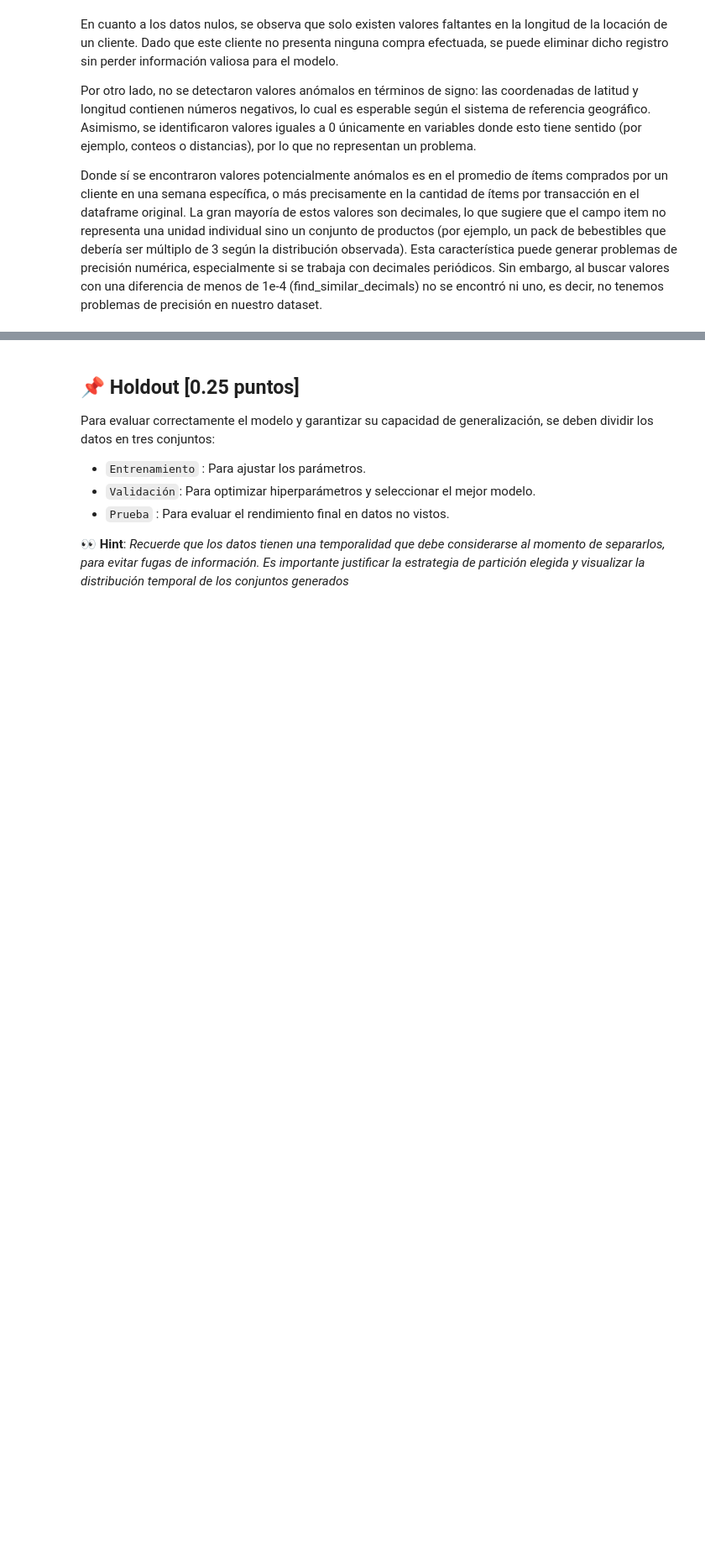
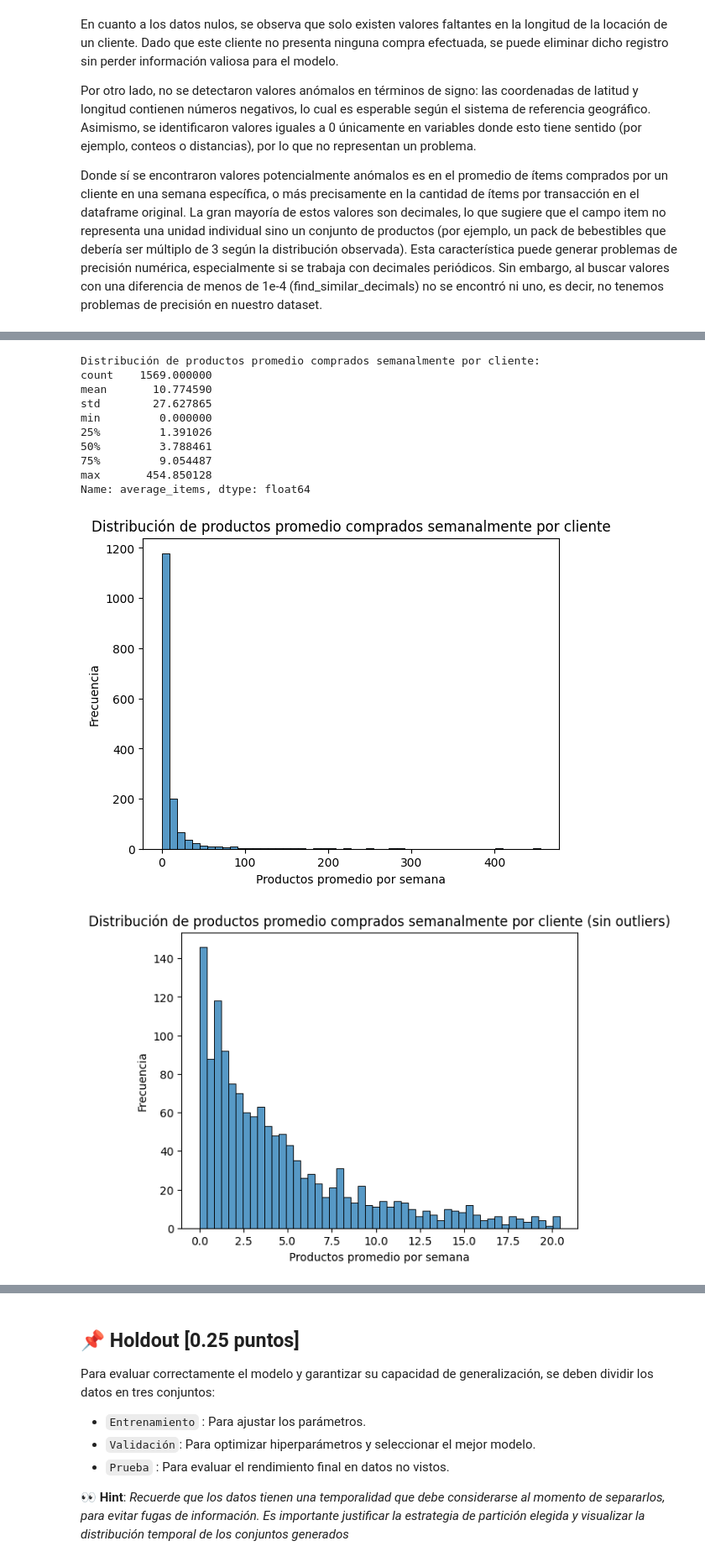
Before and after one commit to fco-marquez/MDS7202_Free_Riders, a Jupyter notebook: entrega1/enunciado_entrega1.ipynb, the cells around one changed output, grey strips where cells are left out. Shown: that part at 84% size. Cells and saved outputs as stored; diff of their text form; code cells hidden in the pictures; blank space fills up the shorter version.

```diff
--- a/entrega1/enunciado_entrega1.ipynb
+++ b/entrega1/enunciado_entrega1.ipynb
@@ -815,0 +716,39 @@ Name: recompra_dias, dtype: float64
+# %%
+# Patrones de compra
+# Cantidad promedio de productos comprados semanalmente por cada cliente
+prod_per_client = df.groupby('customer_id')["average_items"].sum()
+weeks_count = df['week'].nunique()
+avg_prod_per_client_per_week = prod_per_client / weeks_count
+print("Distribución de productos promedio comprados semanalmente por cliente:")
+print(avg_prod_per_client_per_week.describe())
+sns.histplot(avg_prod_per_client_per_week, bins=50)
+plt.title("Distribución de productos promedio comprados semanalmente por cliente")
+plt.xlabel("Productos promedio por semana")
+plt.ylabel("Frecuencia")
+plt.show()
+
+# Histograma quitando outliers
+q1 = avg_prod_per_client_per_week.quantile(0.25)
+q3 = avg_prod_per_client_per_week.quantile(0.75)
+iqr = q3 - q1
+lower_bound = q1 - 1.5 * iqr
+upper_bound = q3 + 1.5 * iqr
+filtered_data = avg_prod_per_client_per_week[(avg_prod_per_client_per_week >= lower_bound) & (avg_prod_per_client_per_week <= upper_bound)]
+sns.histplot(filtered_data, bins=50)
+plt.title("Distribución de productos promedio comprados semanalmente por cliente (sin outliers)")
+plt.xlabel("Productos promedio por semana")
+plt.ylabel("Frecuencia")
+plt.show()
+# %% [output]
+Distribución de productos promedio comprados semanalmente por cliente:
+count    1569.000000
+mean       10.774590
+std        27.627865
+min         0.000000
+25%         1.391026
+50%         3.788461
+75%         9.054487
+max       454.850128
+Name: average_items, dtype: float64
+[figure, added]
+[figure, added]
```
Also changed, not shown: parts of 6 cells of this notebook.
